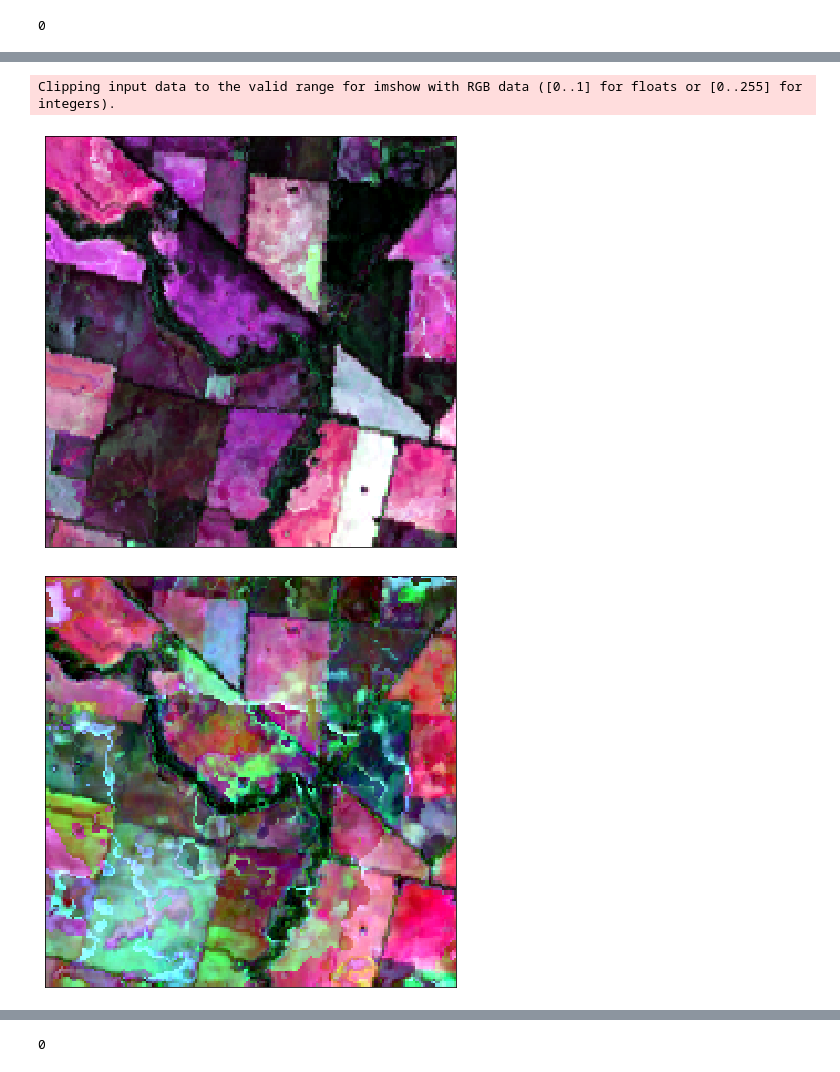
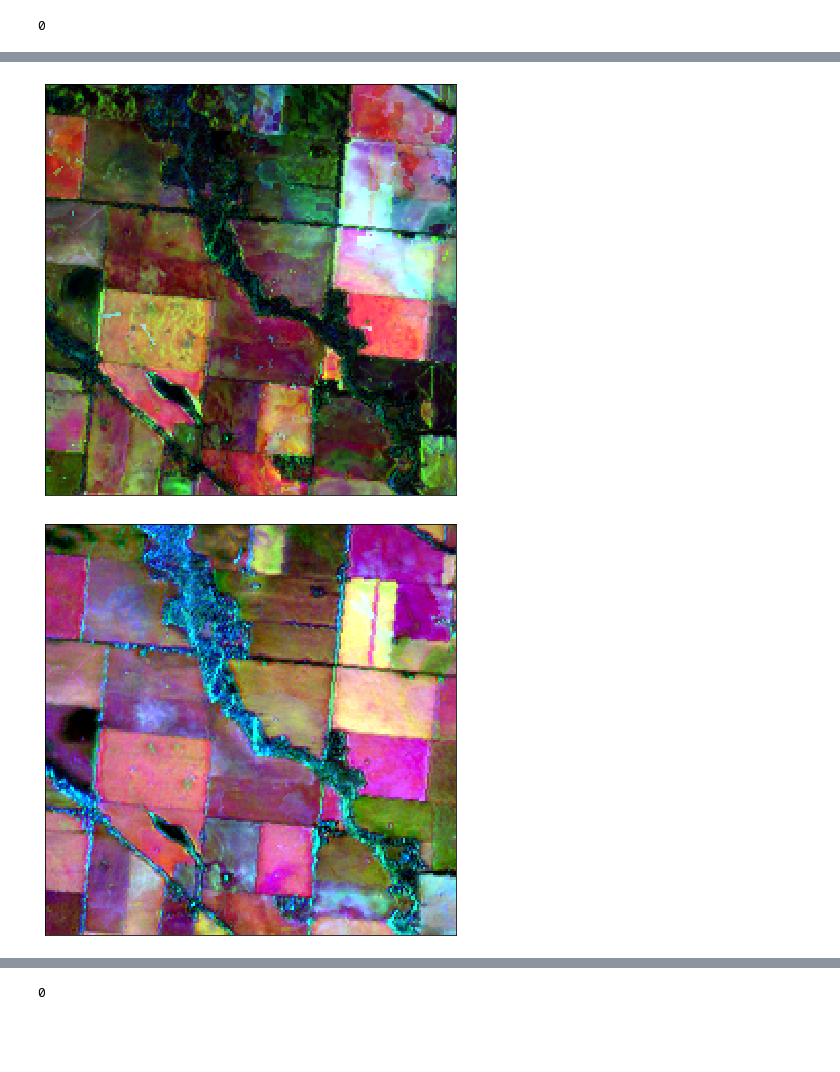
Before and after one commit to daleroberts/hdstats, a Jupyter notebook: docs/temporal.ipynb, the cells around one changed output, grey strips where cells are left out. Drawn from its saved outputs; the diff is of its cells as text; code cells hidden in the pictures; blank space fills up the shorter version.

```diff
--- a/docs/temporal.ipynb
+++ b/docs/temporal.ipynb
@@ -10,0 +54,2 @@ data = joblib.load('../tests/landchar-small.pkl')
+# %%
+data = hdstats.completion(data, s=2)
@@ -13,4 +71,4 @@ np.count_nonzero(np.isnan(data).any(axis=2))
 # %% [output]
 0
 # %%
-data = hdstats.completion(data)
+gm = hdstats.nangeomedian_pcm(data)
@@ -103,16 +151,14 @@ def imshow(data, fs=6, pc=2):
         plt.imshow(img, aspect='auto', vmin=pl, vmax=pu)
     plt.tick_params(axis='both', which='both', bottom=False, top=False, labelbottom=False, right=False, left=False, labelleft=False)
     plt.tight_layout()
-    return img
 # %%
-f1 = hdstats.fouriersum(cdts)
-imshow(f1);
+f1 = hdstats.fourier_std(cdts)
+imshow(f1)
 # %% [output]
-Clipping input data to the valid range for imshow with RGB data ([0..1] for floats or [0..255] for integers).
-[figure, old version]
+[figure, new version]
 # %%
-f2 = hdstats.fouriersum(edts)
-imshow(f2);
+f2 = hdstats.fourier_mean(ndwi)
+imshow(f2)
 # %% [output]
-[figure, old version]
+[figure, new version]
 # %%
```
Also changed, not shown: parts of 89 cells of this notebook.
